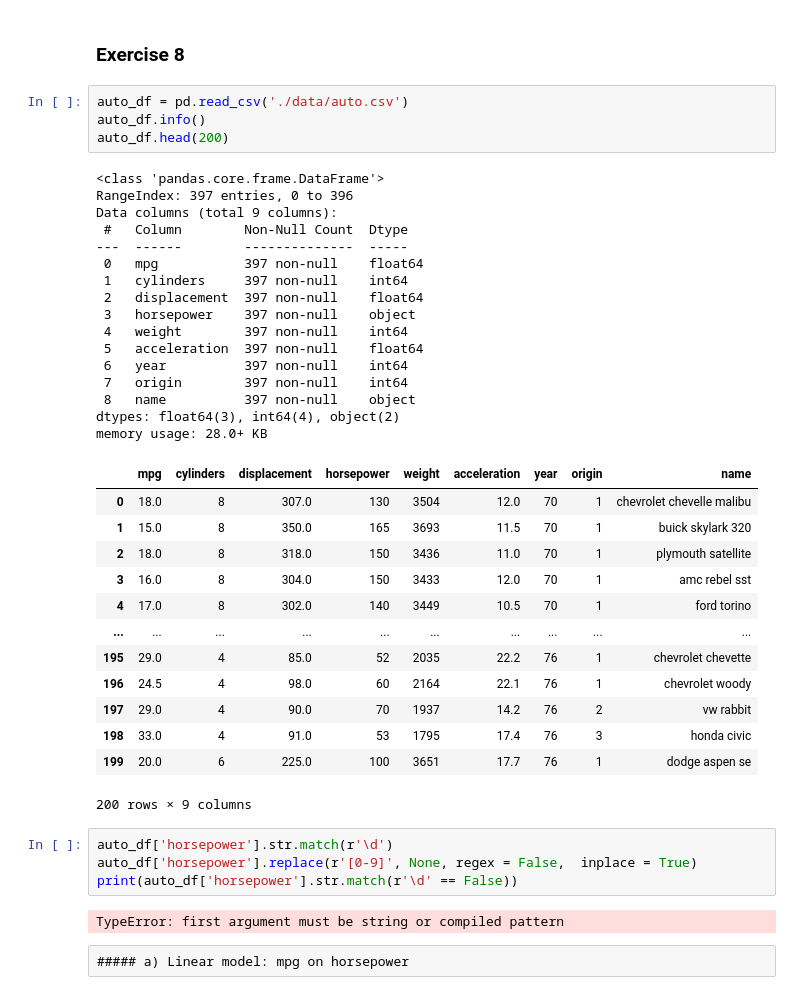
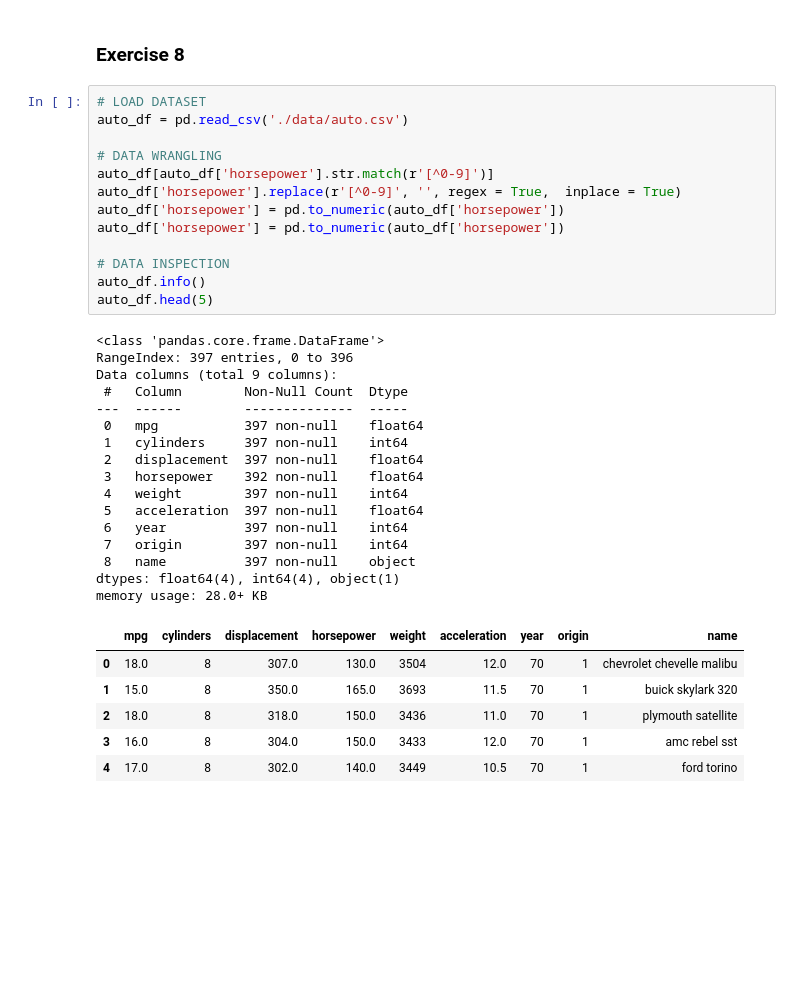
Before and after one commit to jmaestrerodriguez/ISL, a Jupyter notebook: exercises.ipynb, the cells around one changed output. Drawn from its saved outputs; the diff is of its cells as text; blank space fills up the shorter version.

```diff
--- a/exercises.ipynb
+++ b/exercises.ipynb
@@ -6,45 +18,39 @@ from sklearn import linear_model
 # Chapter 3
 # %% [markdown]
 ### Exercise 8
-# %%
-auto_df = pd.read_csv('./data/auto.csv')
-auto_df.info()
-auto_df.head(200)
-# %% [output]
-<class 'pandas.core.frame.DataFrame'>
-RangeIndex: 397 entries, 0 to 396
-Data columns (total 9 columns):
- #   Column        Non-Null Count  Dtype
----  ------        --------------  -----
- 0   mpg           397 non-null    float64
- 1   cylinders     397 non-null    int64
- 2   displacement  397 non-null    float64
- 3   horsepower    397 non-null    object
- 4   weight        397 non-null    int64
- 5   acceleration  397 non-null    float64
- 6   year          397 non-null    int64
- 7   origin        397 non-null    int64
- 8   name          397 non-null    object
-dtypes: float64(3), int64(4), object(2)
-memory usage: 28.0+ KB
-|  | mpg | cylinders | displacement | horsepower | weight | acceleration | year | origin | name |
-| 0 | 18.0 | 8 | 307.0 | 130 | 3504 | 12.0 | 70 | 1 | chevrolet chevelle malibu |
-| 1 | 15.0 | 8 | 350.0 | 165 | 3693 | 11.5 | 70 | 1 | buick skylark 320 |
-| 2 | 18.0 | 8 | 318.0 | 150 | 3436 | 11.0 | 70 | 1 | plymouth satellite |
-| 3 | 16.0 | 8 | 304.0 | 150 | 3433 | 12.0 | 70 | 1 | amc rebel sst |
-| 4 | 17.0 | 8 | 302.0 | 140 | 3449 | 10.5 | 70 | 1 | ford torino |
-| ... | ... | ... | ... | ... | ... | ... | ... | ... | ... |
-| 195 | 29.0 | 4 | 85.0 | 52 | 2035 | 22.2 | 76 | 1 | chevrolet chevette |
-| 196 | 24.5 | 4 | 98.0 | 60 | 2164 | 22.1 | 76 | 1 | chevrolet woody |
-| 197 | 29.0 | 4 | 90.0 | 70 | 1937 | 14.2 | 76 | 2 | vw rabbit |
-| 198 | 33.0 | 4 | 91.0 | 53 | 1795 | 17.4 | 76 | 3 | honda civic |
-| 199 | 20.0 | 6 | 225.0 | 100 | 3651 | 17.7 | 76 | 1 | dodge aspen se |
-200 rows × 9 columns
-# %%
-auto_df['horsepower'].str.match(r'\d')
-auto_df['horsepower'].replace(r'[0-9]', None, regex = False,  inplace = True)
-print(auto_df['horsepower'].str.match(r'\d' == False))
-# %% [output]
-TypeError: first argument must be string or compiled pattern
-# %% [raw]
-##### a) Linear model: mpg on horsepower
+# %%
+# LOAD DATASET
+auto_df = pd.read_csv('./data/auto.csv')
+
+# DATA WRANGLING
+auto_df[auto_df['horsepower'].str.match(r'[^0-9]')]
+auto_df['horsepower'].replace(r'[^0-9]', '', regex = True,  inplace = True)
+auto_df['horsepower'] = pd.to_numeric(auto_df['horsepower'])
+auto_df['horsepower'] = pd.to_numeric(auto_df['horsepower'])
+
+# DATA INSPECTION
+auto_df.info()
+auto_df.head(5)
+# %% [output]
+<class 'pandas.core.frame.DataFrame'>
+RangeIndex: 397 entries, 0 to 396
+Data columns (total 9 columns):
+ #   Column        Non-Null Count  Dtype
+---  ------        --------------  -----
+ 0   mpg           397 non-null    float64
+ 1   cylinders     397 non-null    int64
+ 2   displacement  397 non-null    float64
+ 3   horsepower    392 non-null    float64
+ 4   weight        397 non-null    int64
+ 5   acceleration  397 non-null    float64
+ 6   year          397 non-null    int64
+ 7   origin        397 non-null    int64
+ 8   name          397 non-null    object
+dtypes: float64(4), int64(4), object(1)
+memory usage: 28.0+ KB
+|  | mpg | cylinders | displacement | horsepower | weight | acceleration | year | origin | name |
+| 0 | 18.0 | 8 | 307.0 | 130.0 | 3504 | 12.0 | 70 | 1 | chevrolet chevelle malibu |
+| 1 | 15.0 | 8 | 350.0 | 165.0 | 3693 | 11.5 | 70 | 1 | buick skylark 320 |
+| 2 | 18.0 | 8 | 318.0 | 150.0 | 3436 | 11.0 | 70 | 1 | plymouth satellite |
+| 3 | 16.0 | 8 | 304.0 | 150.0 | 3433 | 12.0 | 70 | 1 | amc rebel sst |
+| 4 | 17.0 | 8 | 302.0 | 140.0 | 3449 | 10.5 | 70 | 1 | ford torino |
```
Also changed, not shown: parts of 5 cells of this notebook.
